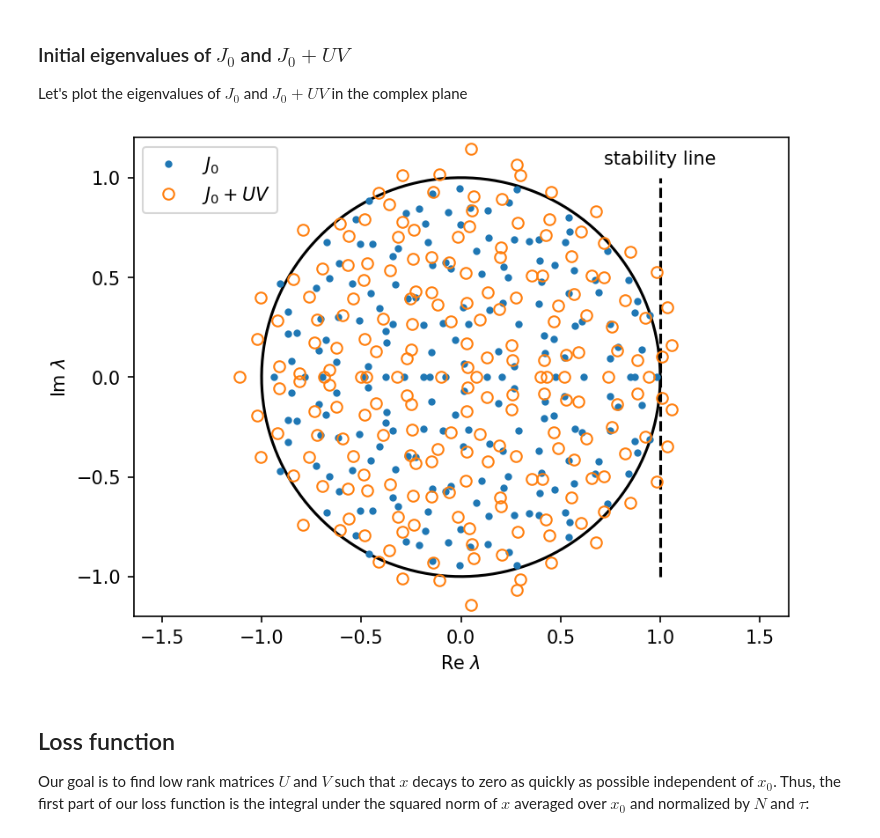
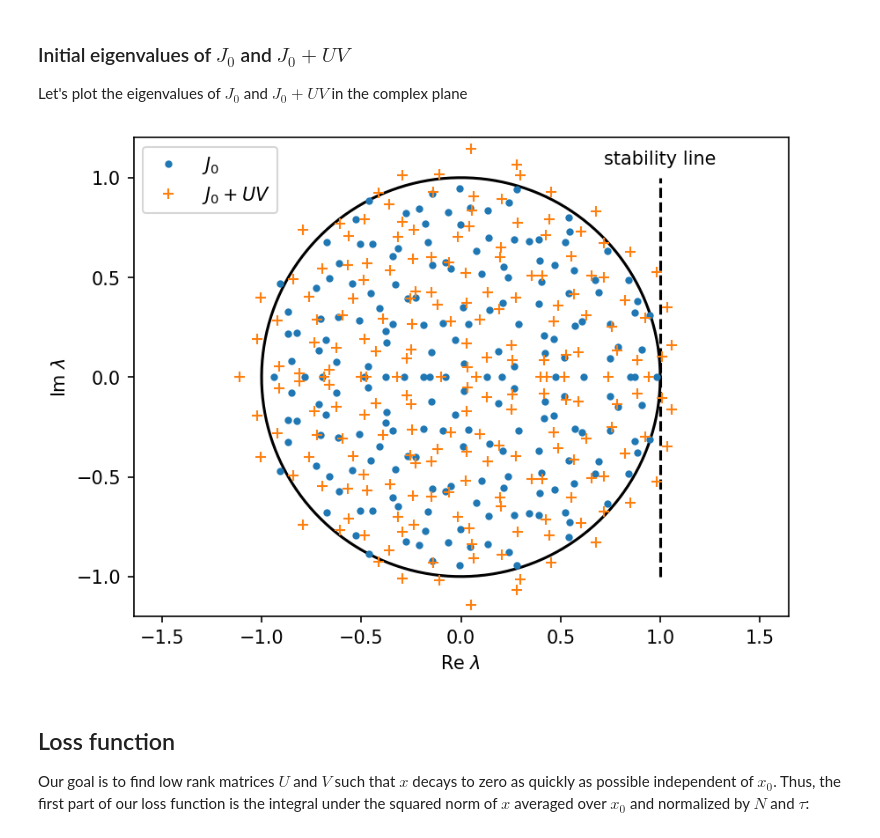
Before and after one commit to sean-escola/thalamocortical, a Jupyter notebook: Preparatory network optimization.ipynb, the cells around one changed output. Drawn from its saved outputs; the diff is of its cells as text; code cells hidden in the pictures.

```diff
--- a/Preparatory network optimization.ipynb
+++ b/Preparatory network optimization.ipynb
@@ -136,20 +136,20 @@ Let's plot the eigenvalues of $J_0$ and $J_0 + UV$ in the complex plane
 # %%
 fig, ax = plt.subplots(1, 1, figsize=[6.4, 4.8])
 theta = np.linspace(0, 2 * np.pi, 500)
 d, v = np.linalg.eig(J0)
 d0, v0 = np.linalg.eig(J0 + U @ V)
 plt.plot(np.cos(theta), np.sin(theta), 'k')
 plt.plot([1, 1], [-1, 1], '--k')
 plt.plot(d.real, d.imag, '.')
-plt.plot(d0.real, d0.imag, 'o', fillstyle='none')
+plt.plot(d0.real, d0.imag, '+')
 plt.xlabel('Re $\lambda$')
 plt.ylabel('Im $\lambda$')
 plt.text(1, 1.05, 'stability line', ha='center', va='bottom')
 plt.axis('equal')
 ax.set(xlim=(-1.2, 1.2), ylim=(-1.2, 1.2))
 plt.legend(plt.gca().get_children()[2:], ['$J_0$', '$J_0 + UV$']);
 # %% [output]
-[figure, old version]
+[figure, new version]
 # %% [markdown]
 ## Loss function
 Our goal is to find low rank matrices $U$ and $V$ such that $x$ decays to zero as quickly as possible independent of $x_0$. Thus, the first part of our loss function is the integral under the squared norm of $x$ averaged over $x_0$ and normalized by $N$ and $\tau$:
```
Also changed, not shown: parts of 7 cells of this notebook.
